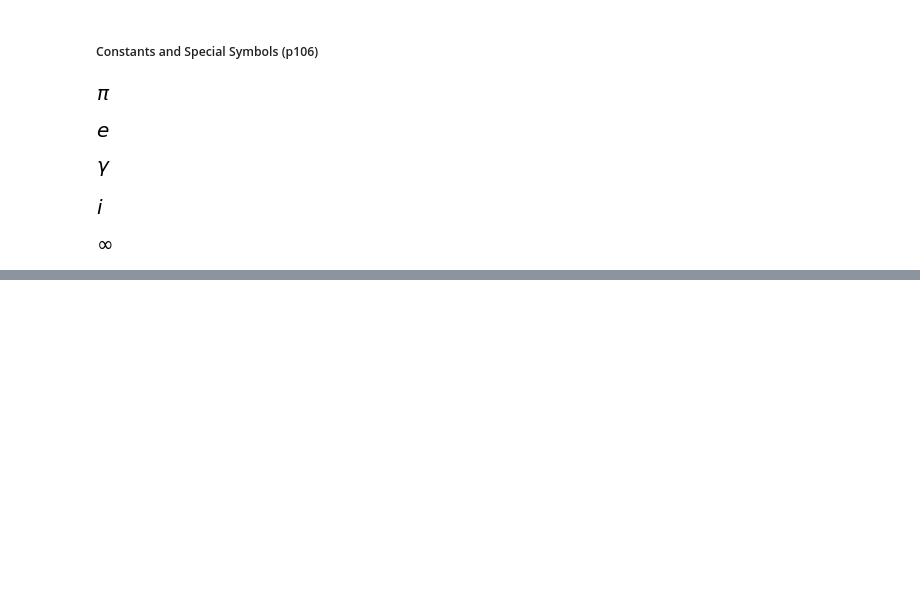
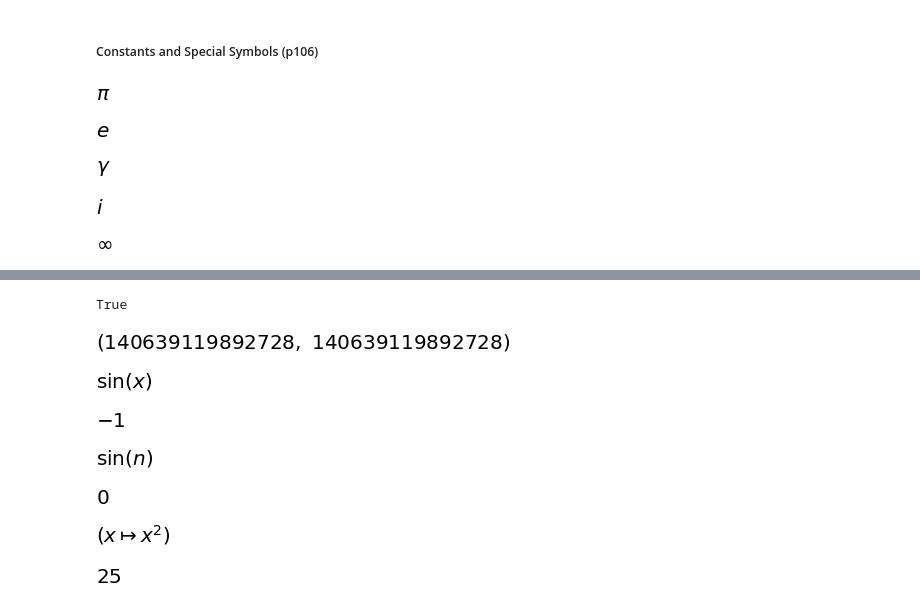
Before and after one commit to mathlarvalab/Nemurecal_Python, a Jupyter notebook: code/ch03/gee.ipynb, the cells around one changed output, grey strips where cells are left out. Saved outputs shown, nothing was run; the diff lists cells and outputs as text; code cells hidden in the pictures; blank space fills up the shorter version.

```diff
--- a/code/ch03/gee.ipynb
+++ b/code/ch03/gee.ipynb
@@ -214,0 +301,38 @@ sympy.oo
+# %%
+sympy.sin is sympy.functions.elementary.trigonometric.sin
+# %% [output]
+True
+# %%
+id(sympy.sin), id(sympy.functions.elementary.trigonometric.sin)
+# %% [output]
+[figure, added]
+# %%
+sympy.sin(x)
+# %% [output]
+[figure, added]
+# %%
+sympy.sin(pi * 1.5)
+# %% [output]
+[figure, added]
+# %%
+n = sympy.Symbol("n", integer=True)
+# unevaluated
+sympy.sin(n)
+# %% [output]
+[figure, added]
+# %%
+# evaluated to a numerical value
+sympy.sin(pi * n)
+# %% [output]
+[figure, added]
+# %%
+# lambda function
+# unnamed but can be evaluated
+h = sympy.Lambda(x, x**2)
+h
+# %% [output]
+[figure, added]
+# %%
+h(5)
+# %% [output]
+[figure, added]
```
Also changed, not shown: parts of 211 cells of this notebook.
